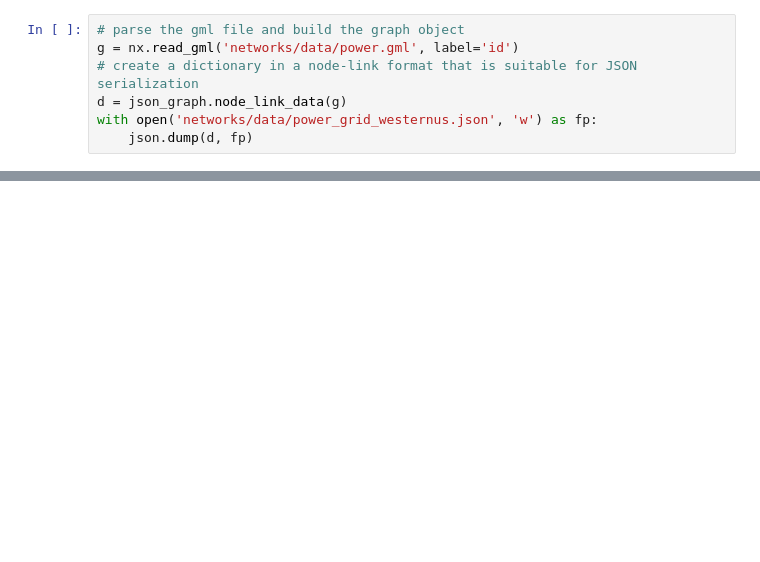
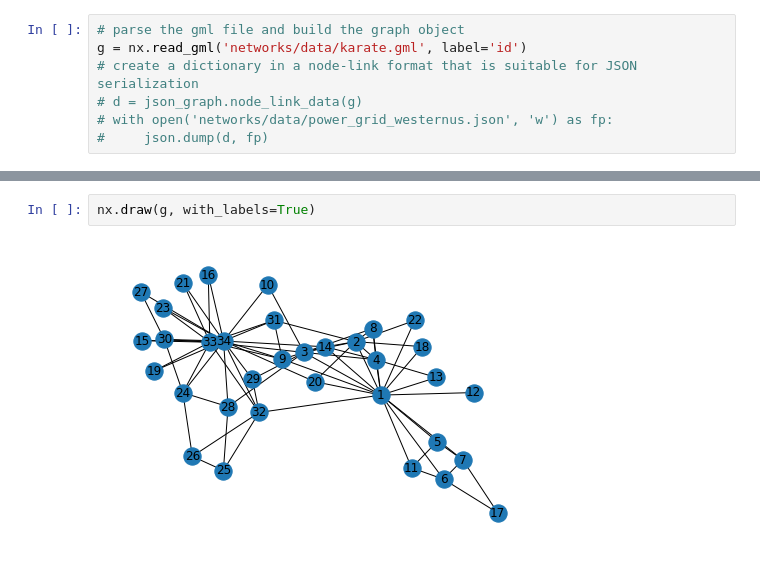
Before and after one commit to cake-dev/cake-dev.github.io, a Jupyter notebook: D3_Practice/data_notebook.ipynb, the cells around one changed output, grey strips where cells are left out. Drawn from its saved outputs; the diff is of its cells as text; blank space fills up the shorter version.

```diff
--- a/D3_Practice/data_notebook.ipynb
+++ b/D3_Practice/data_notebook.ipynb
@@ -9,7 +6,7 @@ NameError: name 'g' is not defined
 # %%
 # parse the gml file and build the graph object
-g = nx.read_gml('networks/data/power.gml', label='id')
+g = nx.read_gml('networks/data/karate.gml', label='id')
 # create a dictionary in a node-link format that is suitable for JSON serialization
-d = json_graph.node_link_data(g)
-with open('networks/data/power_grid_westernus.json', 'w') as fp:
-    json.dump(d, fp)
+# d = json_graph.node_link_data(g)
+# with open('networks/data/power_grid_westernus.json', 'w') as fp:
+#     json.dump(d, fp)
@@ -17,0 +33,4 @@ g.plt.show()
+# %%
+nx.draw(g, with_labels=True)
+# %% [output]
+[figure, added]
```
Also changed, not shown: parts of 4 cells of this notebook, 6 other files.
